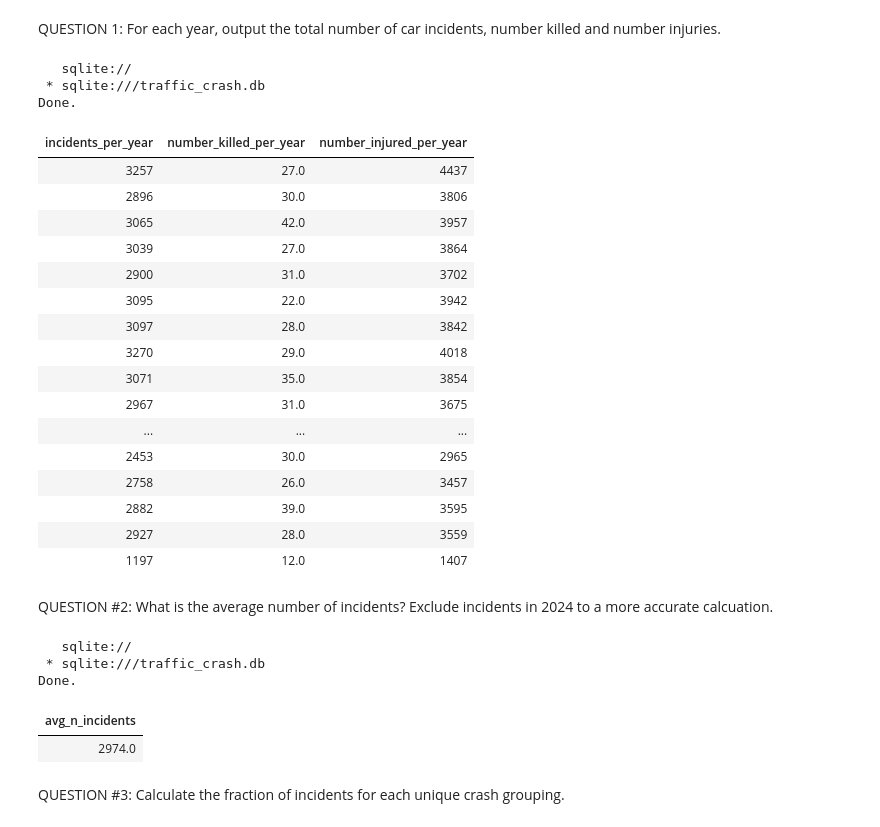
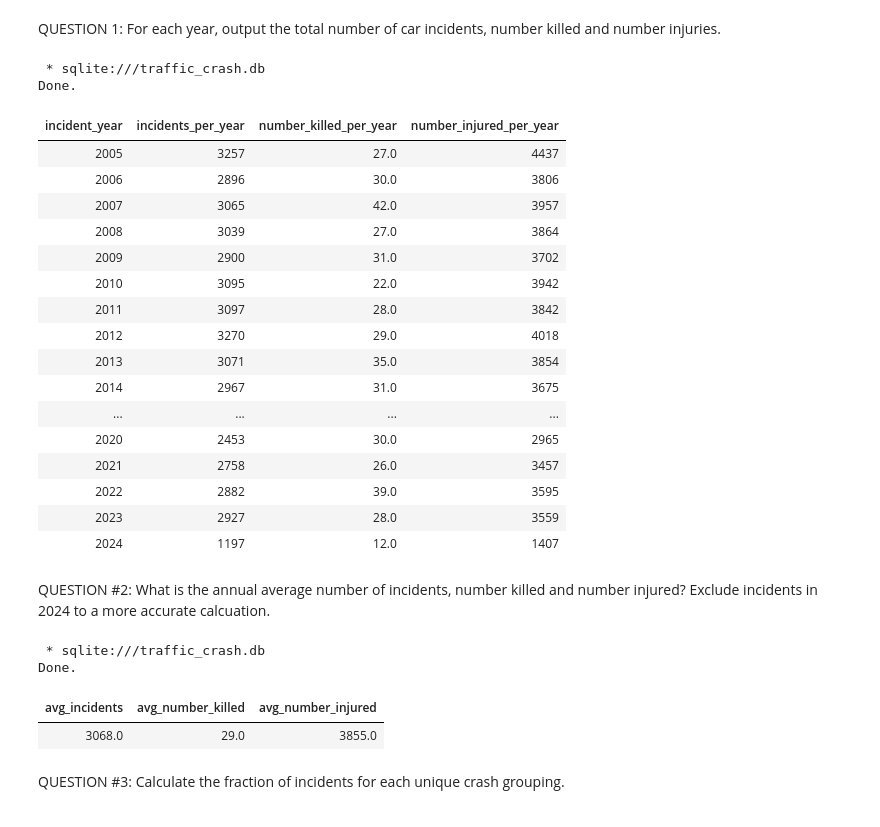
Before and after one commit to KarenZ2023/SF_Car_Crashes, a Jupyter notebook: Data_Exploration_SQL.ipynb, the cells around one changed output. Drawn from its saved outputs; the diff is of its cells as text; code cells hidden in the pictures.

```diff
--- a/Data_Exploration_SQL.ipynb
+++ b/Data_Exploration_SQL.ipynb
@@ -128,52 +124,61 @@ QUESTION 1: For each year, output the total number of car incidents, number kill
 # %%
 %%sql
 
 SELECT
+    incident_year,
     COUNT(*) AS incidents_per_year,
     SUM(number_killed) AS number_killed_per_year,
     SUM(number_injured) AS number_injured_per_year
 FROM
     view_traffic_crash_all
 GROUP BY
     incident_year;
 # %% [output]
-   sqlite://
  * sqlite:///traffic_crash.db
 Done.
-| incidents_per_year | number_killed_per_year | number_injured_per_year |
-| 3257 | 27.0 | 4437 |
-| 2896 | 30.0 | 3806 |
-| 3065 | 42.0 | 3957 |
-| 3039 | 27.0 | 3864 |
-| 2900 | 31.0 | 3702 |
-| 3095 | 22.0 | 3942 |
-| 3097 | 28.0 | 3842 |
-| 3270 | 29.0 | 4018 |
-| 3071 | 35.0 | 3854 |
-| 2967 | 31.0 | 3675 |
-| ... | ... | ... |
-| 2453 | 30.0 | 2965 |
-| 2758 | 26.0 | 3457 |
-| 2882 | 39.0 | 3595 |
-| 2927 | 28.0 | 3559 |
-| 1197 | 12.0 | 1407 |
+| incident_year | incidents_per_year | number_killed_per_year | number_injured_per_year |
+| 2005 | 3257 | 27.0 | 4437 |
+| 2006 | 2896 | 30.0 | 3806 |
+| 2007 | 3065 | 42.0 | 3957 |
+| 2008 | 3039 | 27.0 | 3864 |
+| 2009 | 2900 | 31.0 | 3702 |
+| 2010 | 3095 | 22.0 | 3942 |
+| 2011 | 3097 | 28.0 | 3842 |
+| 2012 | 3270 | 29.0 | 4018 |
+| 2013 | 3071 | 35.0 | 3854 |
+| 2014 | 2967 | 31.0 | 3675 |
+| ... | ... | ... | ... |
+| 2020 | 2453 | 30.0 | 2965 |
+| 2021 | 2758 | 26.0 | 3457 |
+| 2022 | 2882 | 39.0 | 3595 |
+| 2023 | 2927 | 28.0 | 3559 |
+| 2024 | 1197 | 12.0 | 1407 |
 # %% [markdown]
-QUESTION #2: What is the average number of incidents? Exclude incidents in 2024 to a more accurate calcuation.
+QUESTION #2: What is the annual average number of incidents, number killed and number injured? Exclude incidents in 2024 to a more accurate calcuation.
 # %%
 %%sql
 
 SELECT
-    ROUND(AVG(incidents_per_year)) AS avg_n_incidents
+    ROUND(AVG(incidents_per_year)) AS avg_incidents,
+    ROUND(AVG(number_killed_per_year)) AS avg_number_killed,
+    ROUND(AVG(number_injured_per_year)) AS avg_number_injured
 FROM(
-    SELECT SUBSTR(collision_date, 1, 4) AS incident_year, COUNT(*) AS incidents_per_year
-    FROM view_traffic_crash_all
-    GROUP BY incident_year);
+    SELECT
+        incident_year,
+        COUNT(*) AS incidents_per_year,
+        SUM(number_killed) AS number_killed_per_year,
+        SUM(number_injured) AS number_injured_per_year
+    FROM
+        view_traffic_crash_all
+    WHERE
+        incident_year != 2024
+    GROUP BY
+        incident_year);
 # %% [output]
-   sqlite://
  * sqlite:///traffic_crash.db
 Done.
-| avg_n_incidents |
-| 2974.0 |
+| avg_incidents | avg_number_killed | avg_number_injured |
+| 3068.0 | 29.0 | 3855.0 |
 # %% [markdown]
 QUESTION #3: Calculate the fraction of incidents for each unique crash grouping.
 # %%
```
Also changed, not shown: parts of 17 cells of this notebook, 1 other file.
